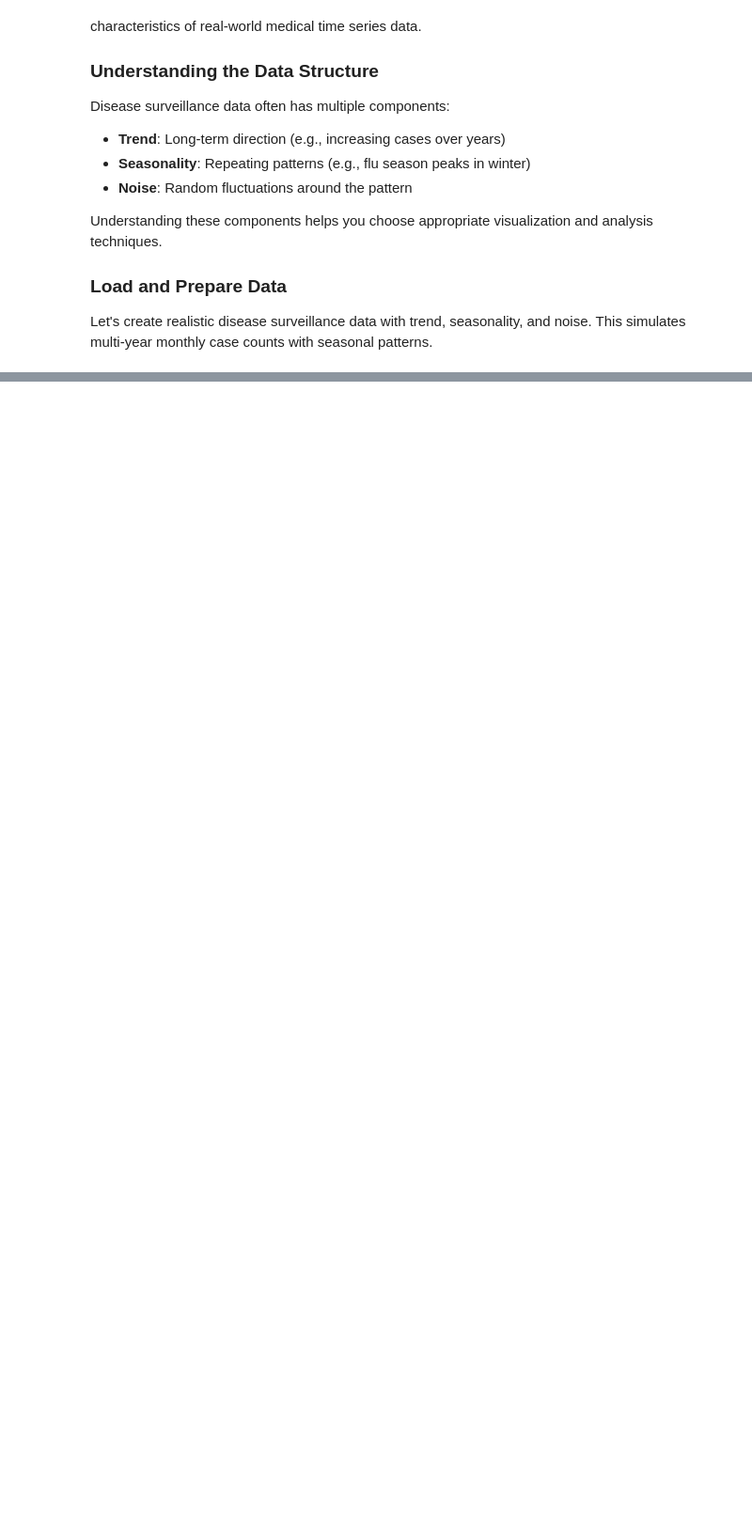
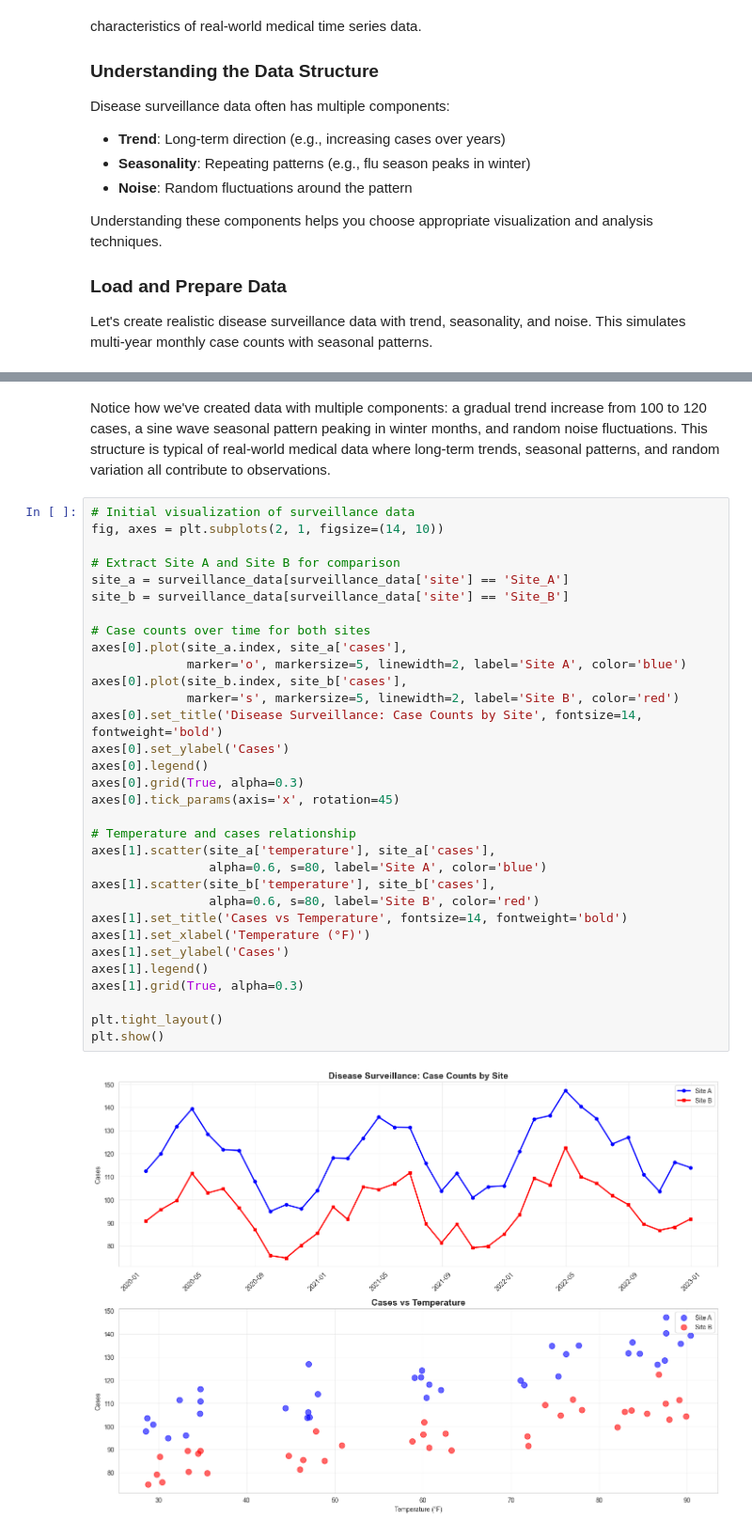
Before and after one commit to christopherseaman/datasci_217, a Jupyter notebook: 09/demo/demo3_visualization_automation.ipynb, the cells around one changed output, grey strips where cells are left out. Shown at 94% size. Drawn from its saved outputs; the diff is of its cells as text; blank space fills up the shorter version.

```diff
--- a/09/demo/demo3_visualization_automation.ipynb
+++ b/09/demo/demo3_visualization_automation.ipynb
@@ -116 +105,37 @@ print(surveillance_data.head(10))
+# %% [markdown]
+Notice how we've created data with multiple components: a gradual trend increase from 100 to 120 cases, a sine wave seasonal pattern peaking in winter months, and random noise fluctuations. This structure is typical of real-world medical data where long-term trends, seasonal patterns, and random variation all contribute to observations.
+# %%
+# Initial visualization of surveillance data
+fig, axes = plt.subplots(2, 1, figsize=(14, 10))
+
+# Extract Site A and Site B for comparison
+site_a = surveillance_data[surveillance_data['site'] == 'Site_A']
+site_b = surveillance_data[surveillance_data['site'] == 'Site_B']
+
+# Case counts over time for both sites
+axes[0].plot(site_a.index, site_a['cases'],
+             marker='o', markersize=5, linewidth=2, label='Site A', color='blue')
+axes[0].plot(site_b.index, site_b['cases'],
+             marker='s', markersize=5, linewidth=2, label='Site B', color='red')
+axes[0].set_title('Disease Surveillance: Case Counts by Site', fontsize=14, fontweight='bold')
+axes[0].set_ylabel('Cases')
+axes[0].legend()
+axes[0].grid(True, alpha=0.3)
+axes[0].tick_params(axis='x', rotation=45)
+
+# Temperature and cases relationship
+axes[1].scatter(site_a['temperature'], site_a['cases'],
+                alpha=0.6, s=80, label='Site A', color='blue')
+axes[1].scatter(site_b['temperature'], site_b['cases'],
+                alpha=0.6, s=80, label='Site B', color='red')
+axes[1].set_title('Cases vs Temperature', fontsize=14, fontweight='bold')
+axes[1].set_xlabel('Temperature (°F)')
+axes[1].set_ylabel('Cases')
+axes[1].legend()
+axes[1].grid(True, alpha=0.3)
+
+plt.tight_layout()
+plt.show()
+# %% [output]
+[figure, added]
 # %% [markdown]
```
Also changed, not shown: parts of 13 cells of this notebook, 20 other files.
